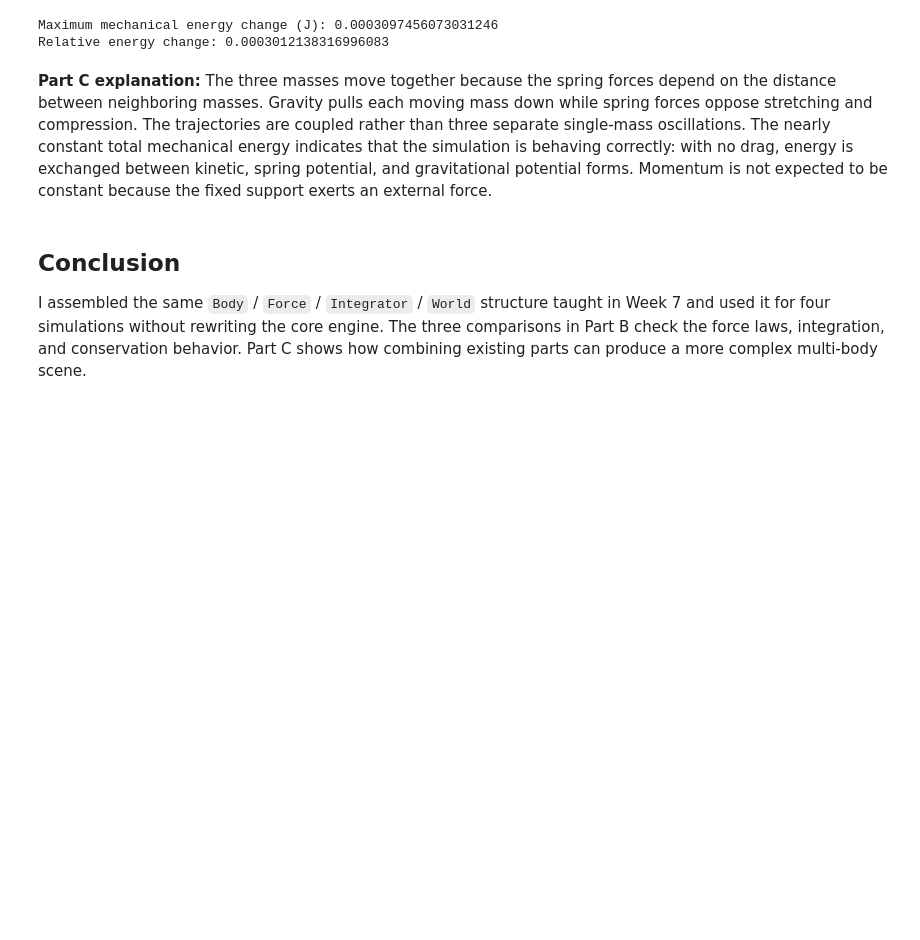
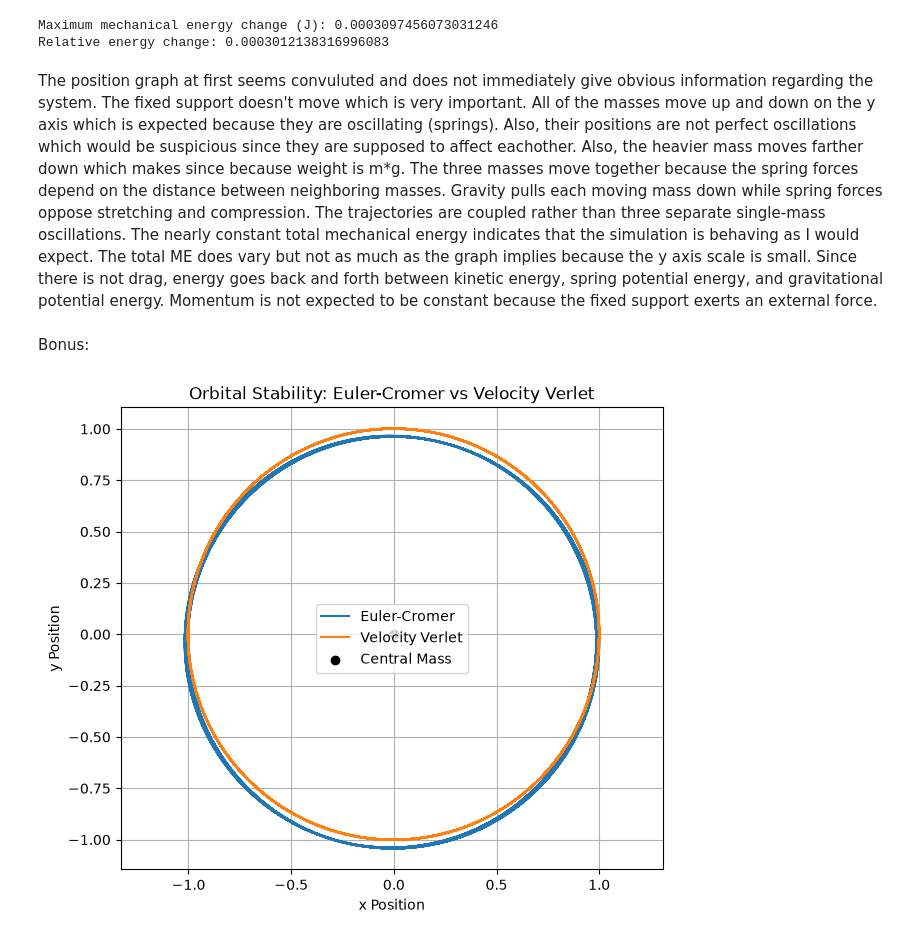
Before and after one commit to blannerd-png/phys311, a Jupyter notebook: labs/lab07/lab07_demo.ipynb, the cells around one changed output. Saved outputs shown, nothing was run; the diff lists cells and outputs as text; code cells hidden in the pictures; blank space fills up the shorter version.

```diff
--- a/labs/lab07/lab07_demo.ipynb
+++ b/labs/lab07/lab07_demo.ipynb
@@ -177,8 +162,53 @@ print('Relative energy change:', np.max(np.abs(h['energy']-h['energy'][0]))/abs(
 Maximum mechanical energy change (J): 0.0003097456073031246
 Relative energy change: 0.0003012138316996083
 # %% [markdown]
-**Part C explanation:** The three masses move together because the spring forces depend on the distance between neighboring masses. Gravity pulls each moving mass down while spring forces oppose stretching and compression. The trajectories are coupled rather than three separate single-mass oscillations. The nearly constant total mechanical energy indicates that the simulation is behaving correctly: with no drag, energy is exchanged between kinetic, spring potential, and gravitational potential forms. Momentum is not expected to be constant because the fixed support exerts an external force.
+The position graph at first seems convuluted and does not immediately give obvious information regarding the system. The fixed support doesn't move which is very important. All of the masses move up and down on the y axis which is expected because they are oscillating (springs). Also, their positions are not perfect oscillations which would be suspicious since they are supposed to affect eachother. Also, the heavier mass moves farther down which makes since because weight is m*g. The three masses move together because the spring forces depend on the distance between neighboring masses. Gravity pulls each moving mass down while spring forces oppose stretching and compression. The trajectories are coupled rather than three separate single-mass oscillations. The nearly constant total mechanical energy indicates that the simulation is behaving as I would expect. The total ME does vary but not as much as the graph implies because the y axis scale is small.  Since there is not drag, energy goes back and forth between kinetic energy, spring potential energy, and gravitational potential energy. Momentum is not expected to be constant because the fixed support exerts an external force.
 # %% [markdown]
-## Conclusion
-
-I assembled the same `Body` / `Force` / `Integrator` / `World` structure taught in Week 7 and used it for four simulations without rewriting the core engine. The three comparisons in Part B check the force laws, integration, and conservation behavior. Part C shows how combining existing parts can produce a more complex multi-body scene.
+Bonus:
+# %%
+
+#Compare Euler-Cromer and Velocity Verlet
+
+def test_orbit(integrator):
+    world = World(integrator)
+
+    # Central mass and orbiting body
+    sun = Body(1.0, [0, 0], [0, 0], fixed=True)
+    planet = Body(0.01, [1, 0], [0, 1])
+    world.add_body(sun)
+    world.add_body(planet)
+    world.add_force(NewtonGravity(G=1.0))
+
+    # Record position and energy
+    world.record("position", lambda w: w.bodies[1].r.copy())
+    world.record("energy", lambda w: w.total_energy())
+    world.record("time", lambda w: w.time)
+    return world.run(dt=0.08, t_end=80*np.pi)
+
+
+# Run both
+euler = test_orbit(EulerCromer())
+verlet = test_orbit(VelocityVerlet())
+# %%
+#COmpare/plot both trajectories
+
+plt.figure(figsize=(7, 6))
+#plot euler
+plt.plot(euler["position"][:, 0],
+         euler["position"][:, 1],
+         label="Euler-Cromer")
+#plot verlet
+plt.plot(verlet["position"][:, 0],
+         verlet["position"][:, 1],
+         label="Velocity Verlet")
+
+plt.scatter(0, 0, color="black", label="Central Mass")
+plt.xlabel("x Position")
+plt.ylabel("y Position")
+plt.title("Orbital Stability: Euler-Cromer vs Velocity Verlet")
+plt.axis("equal")
+plt.legend()
+plt.grid(True)
+plt.show()
+# %% [output]
+[figure, added]
```
Also changed, not shown: parts of 13 cells of this notebook, 1 other file.
